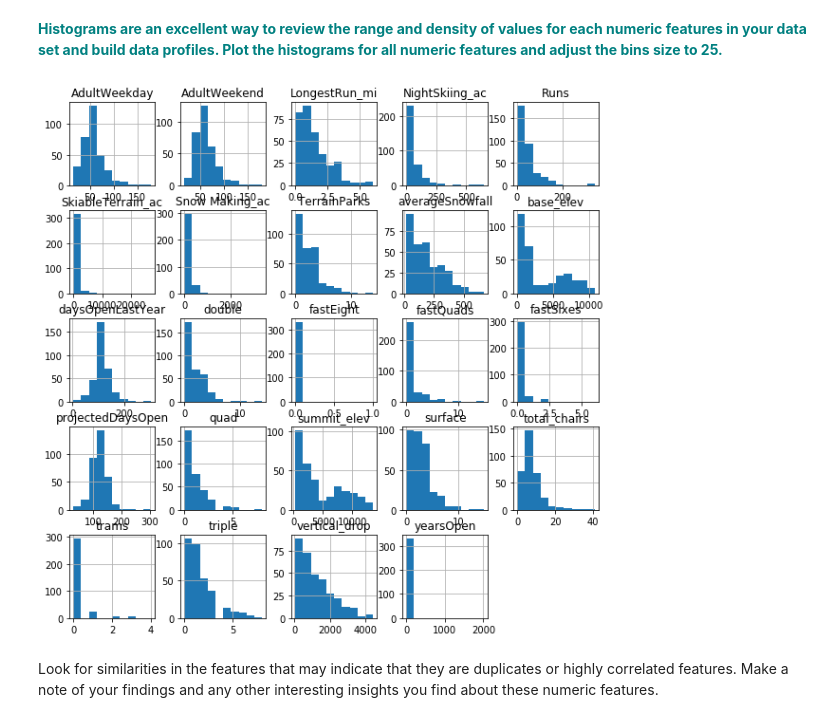
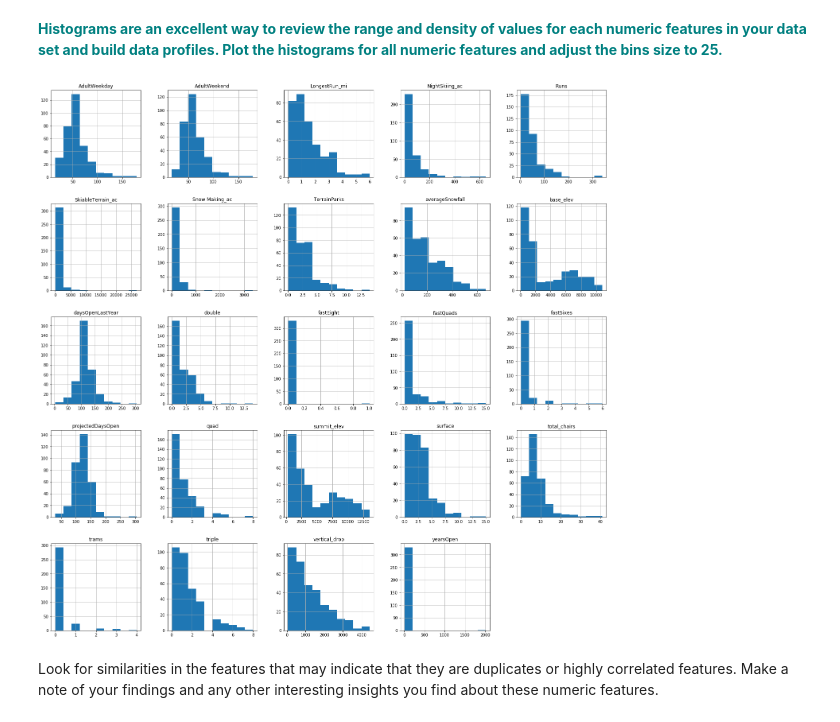
Before and after one commit to kregier/Capstone1, a Jupyter notebook: 3.EDA/Notebook_stepthree.ipynb, the cells around one changed output. Saved outputs shown, nothing was run; the diff lists cells and outputs as text; code cells hidden in the pictures.

```diff
--- a/3.EDA/Notebook_stepthree.ipynb
+++ b/3.EDA/Notebook_stepthree.ipynb
@@ -81,12 +90,11 @@ file.describe().T
 # %% [markdown]
 **<font color='teal'> Histograms are an excellent way to review the range and density of values for each numeric features in your data set and build data profiles. Plot the histograms for all numeric features and adjust the bins size to 25.</font>**
 # %%
-hist = file.hist(bins=10,figsize =(10,10))
-#hist.plot()
-#file.plot(kind='hist', bins=25, subplots=True, figsize=(14, 25))
-plt.show()
+hist = file.hist(bins=10,figsize =(25,25))
+
+#plt.show()
 # %% [output]
-[figure, old version]
+[figure, new version]
 # %% [markdown]
 Look for similarities in the features that may indicate that they are duplicates or highly correlated features. Make a note of your findings and any other interesting insights you find about these numeric features.
 # %% [markdown]
```
Also changed, not shown: parts of 10 cells of this notebook, 4 other files.
